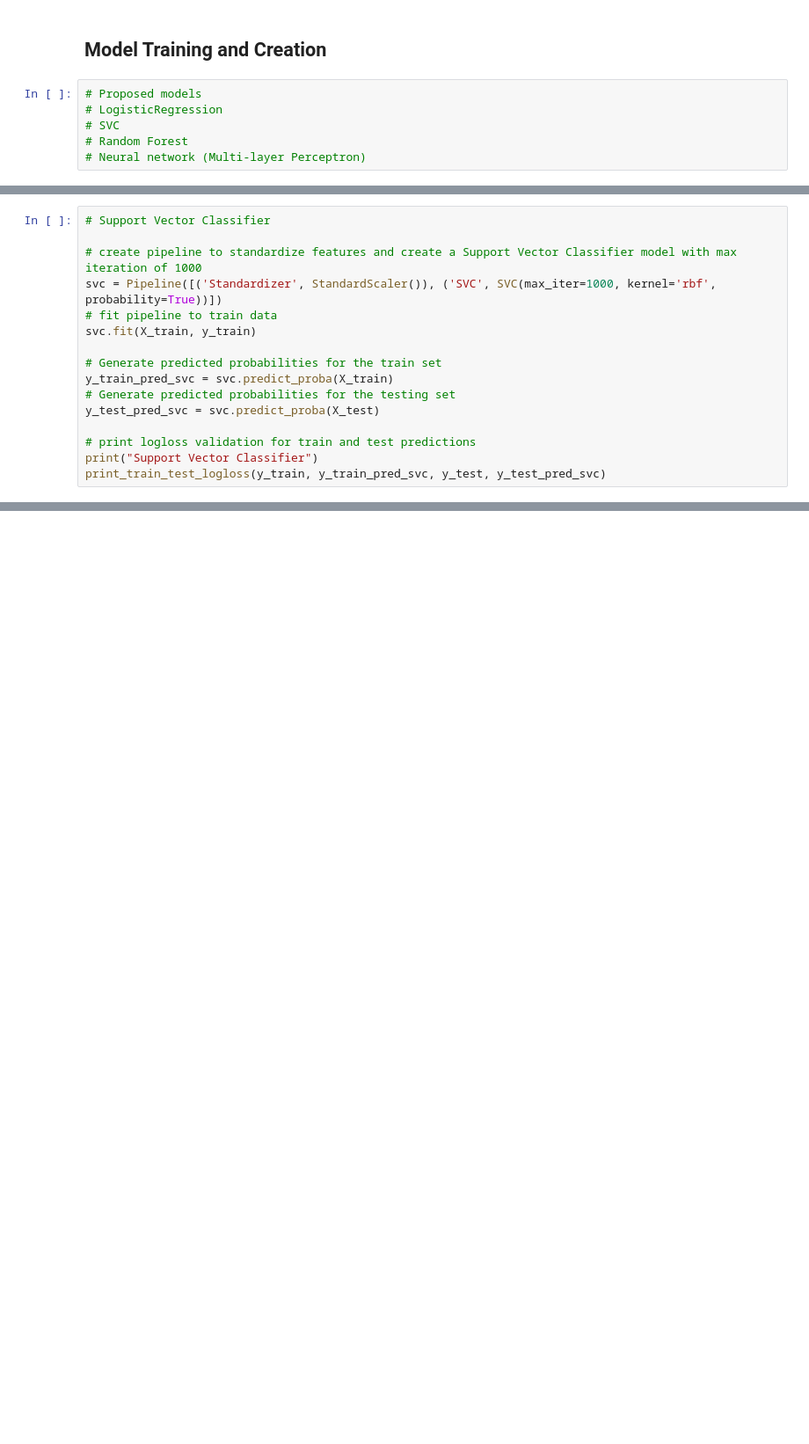
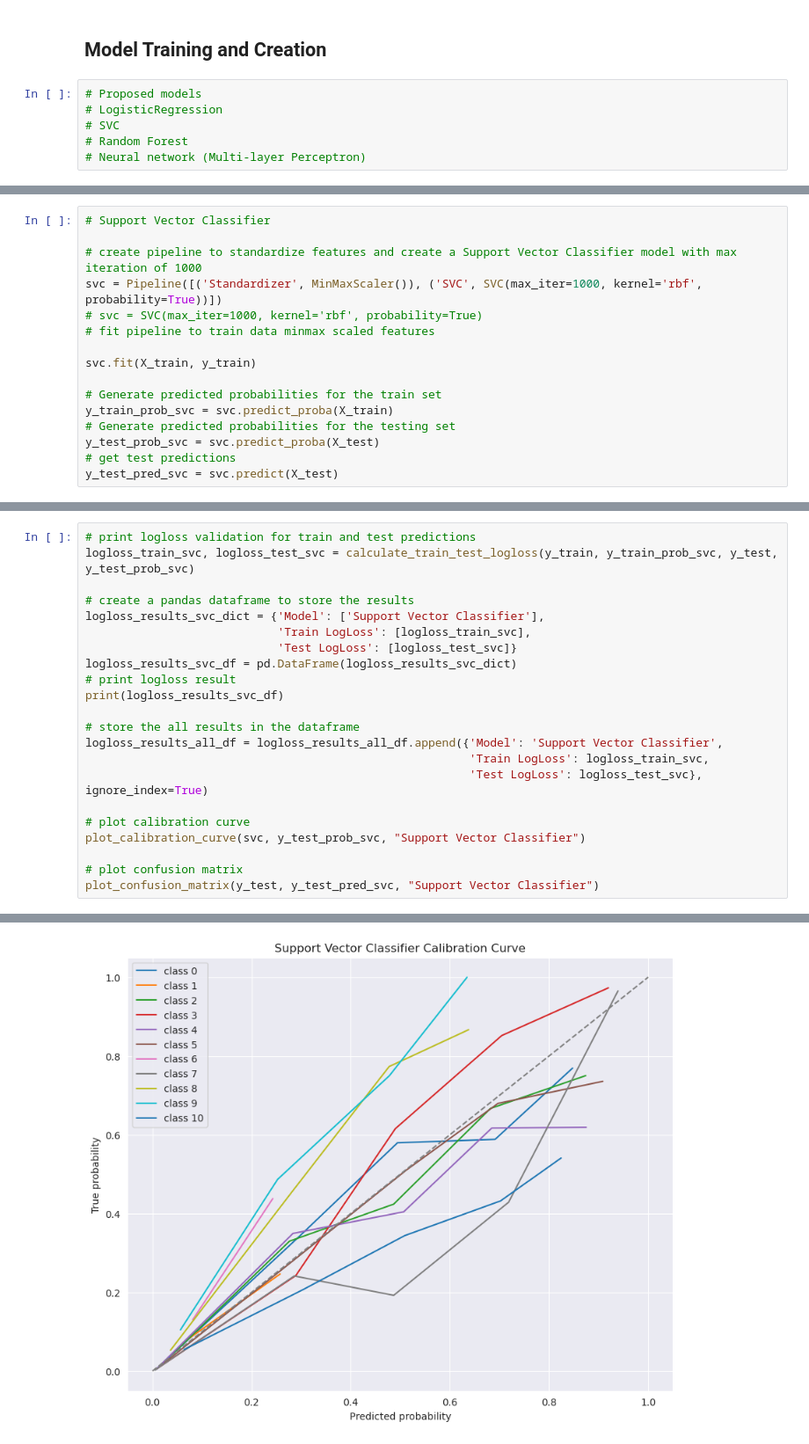
Before and after one commit to EmekaMomodu/ece-9039-project-code, a Jupyter notebook: ece9039-proect-code-dawotunde-cmomodu.ipynb, the cells around one changed output, grey strips where cells are left out. Shown at 88% size. Cells and saved outputs as stored; diff of their text form; blank space fills up the shorter version.

```diff
--- a/ece9039-proect-code-dawotunde-cmomodu.ipynb
+++ b/ece9039-proect-code-dawotunde-cmomodu.ipynb
@@ -388,15 +485,15 @@ TEST LogLoss: 1.351
 # Support Vector Classifier
 
 # create pipeline to standardize features and create a Support Vector Classifier model with max iteration of 1000
-svc = Pipeline([('Standardizer', StandardScaler()), ('SVC', SVC(max_iter=1000, kernel='rbf', probability=True))])
-# fit pipeline to train data
+svc = Pipeline([('Standardizer', MinMaxScaler()), ('SVC', SVC(max_iter=1000, kernel='rbf', probability=True))])
+# svc = SVC(max_iter=1000, kernel='rbf', probability=True)
+# fit pipeline to train data minmax scaled features
+
 svc.fit(X_train, y_train)
 
 # Generate predicted probabilities for the train set
-y_train_pred_svc = svc.predict_proba(X_train)
+y_train_prob_svc = svc.predict_proba(X_train)
 # Generate predicted probabilities for the testing set
-y_test_pred_svc = svc.predict_proba(X_test)
-
-# print logloss validation for train and test predictions
-print("Support Vector Classifier")
-print_train_test_logloss(y_train, y_train_pred_svc, y_test, y_test_pred_svc)
+y_test_prob_svc = svc.predict_proba(X_test)
+# get test predictions
+y_test_pred_svc = svc.predict(X_test)
@@ -406,0 +500,23 @@ TEST LogLoss: 1.326
+# %%
+# print logloss validation for train and test predictions
+logloss_train_svc, logloss_test_svc = calculate_train_test_logloss(y_train, y_train_prob_svc, y_test, y_test_prob_svc)
+
+# create a pandas dataframe to store the results
+logloss_results_svc_dict = {'Model': ['Support Vector Classifier'],
+                            'Train LogLoss': [logloss_train_svc],
+                            'Test LogLoss': [logloss_test_svc]}
+logloss_results_svc_df = pd.DataFrame(logloss_results_svc_dict)
+# print logloss result
+print(logloss_results_svc_df)
+
+# store the all results in the dataframe
+logloss_results_all_df = logloss_results_all_df.append({'Model': 'Support Vector Classifier',
+                                                        'Train LogLoss': logloss_train_svc,
+                                                        'Test LogLoss': logloss_test_svc}, ignore_index=True)
+
+# plot calibration curve
+plot_calibration_curve(svc, y_test_prob_svc, "Support Vector Classifier")
+
+# plot confusion matrix
+plot_confusion_matrix(y_test, y_test_pred_svc, "Support Vector Classifier")
+# %% [output]
@@ -406,0 +525 @@ TEST LogLoss: 1.326
+[figure, added]
```
Also changed, not shown: parts of 20 cells of this notebook.
